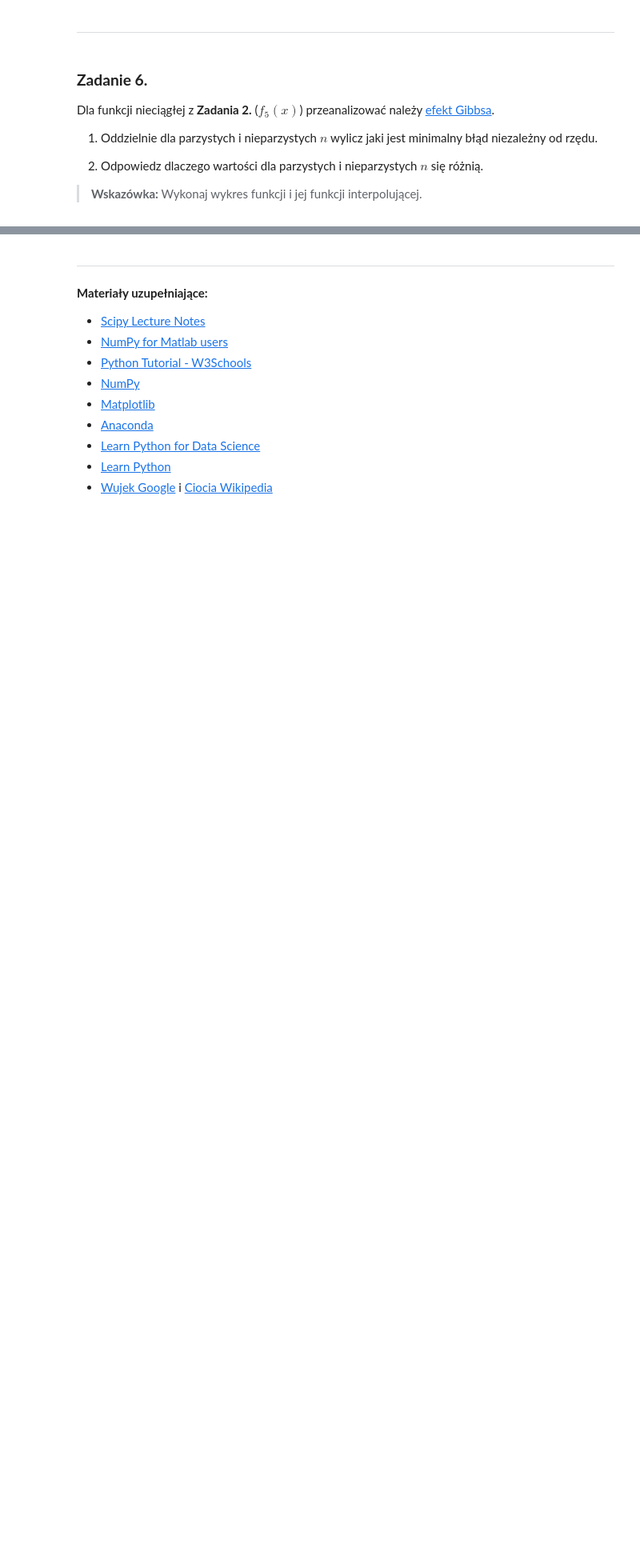
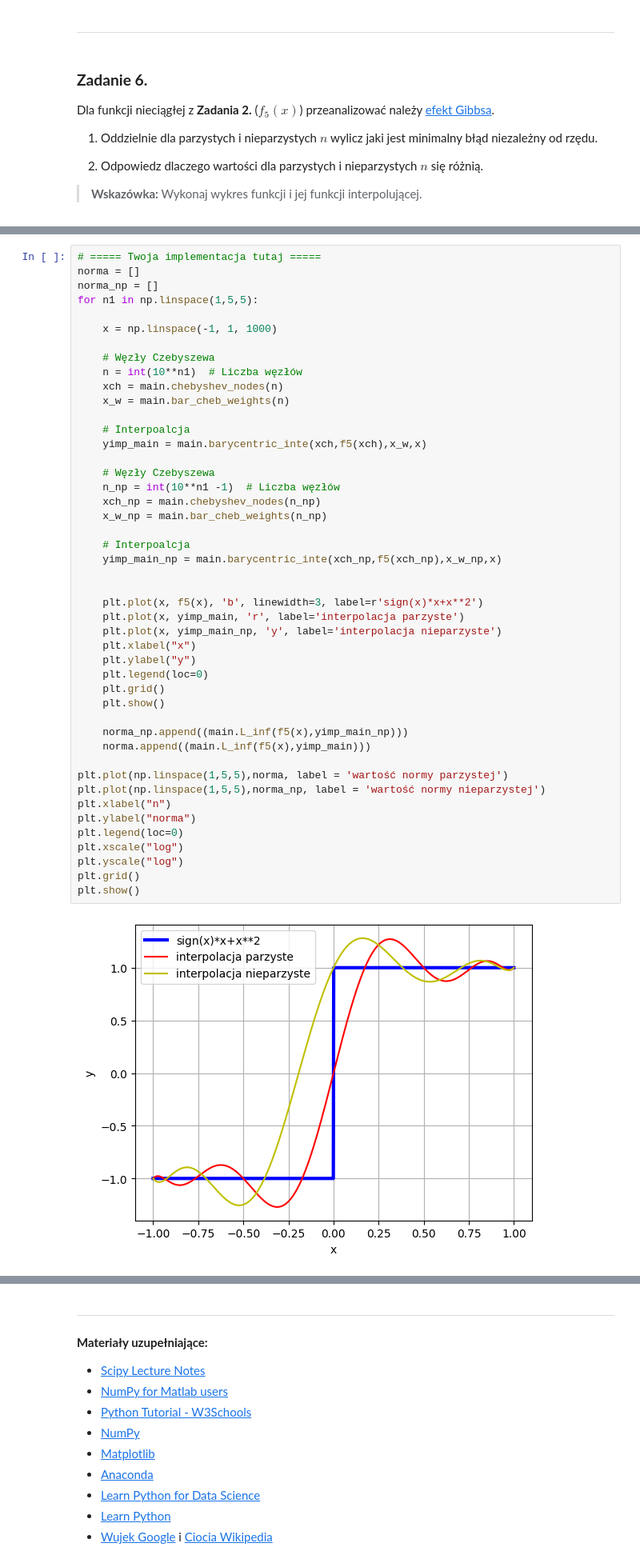
Before and after one commit to MN-KJ-2025/lab9-interpolacja-PiotrGalazka, a Jupyter notebook: sprawozdanie.ipynb, the cells around one changed output, grey strips where cells are left out. Shown at 80% size. Saved outputs shown, nothing was run; the diff lists cells and outputs as text; blank space fills up the shorter version.

```diff
--- a/sprawozdanie.ipynb
+++ b/sprawozdanie.ipynb
@@ -192,0 +283,48 @@ Dla funkcji nieciągłej z **Zadania 2.** ($f_5(x)$) przeanalizować należy [ef
+# %%
+# ===== Twoja implementacja tutaj =====
+norma = []
+norma_np = []
+for n1 in np.linspace(1,5,5):
+
+    x = np.linspace(-1, 1, 1000)
+
+    # Węzły Czebyszewa
+    n = int(10**n1)  # Liczba węzłów
+    xch = main.chebyshev_nodes(n)
+    x_w = main.bar_cheb_weights(n)
+
+    # Interpoalcja
+    yimp_main = main.barycentric_inte(xch,f5(xch),x_w,x)
+
+    # Węzły Czebyszewa
+    n_np = int(10**n1 -1)  # Liczba węzłów
+    xch_np = main.chebyshev_nodes(n_np)
+    x_w_np = main.bar_cheb_weights(n_np)
+
+    # Interpoalcja
+    yimp_main_np = main.barycentric_inte(xch_np,f5(xch_np),x_w_np,x)
+
+
+    plt.plot(x, f5(x), 'b', linewidth=3, label=r'sign(x)*x+x**2')
+    plt.plot(x, yimp_main, 'r', label='interpolacja parzyste')
+    plt.plot(x, yimp_main_np, 'y', label='interpolacja nieparzyste')
+    plt.xlabel("x")
+    plt.ylabel("y")
+    plt.legend(loc=0)
+    plt.grid()
+    plt.show()
+
+    norma_np.append((main.L_inf(f5(x),yimp_main_np)))
+    norma.append((main.L_inf(f5(x),yimp_main)))
+
+plt.plot(np.linspace(1,5,5),norma, label = 'wartość normy parzystej')
+plt.plot(np.linspace(1,5,5),norma_np, label = 'wartość normy nieparzystej')
+plt.xlabel("n")
+plt.ylabel("norma")
+plt.legend(loc=0)
+plt.xscale("log")
+plt.yscale("log")
+plt.grid()
+plt.show()
+# %% [output]
+[figure, added]
```
Also changed, not shown: parts of 6 cells of this notebook.
